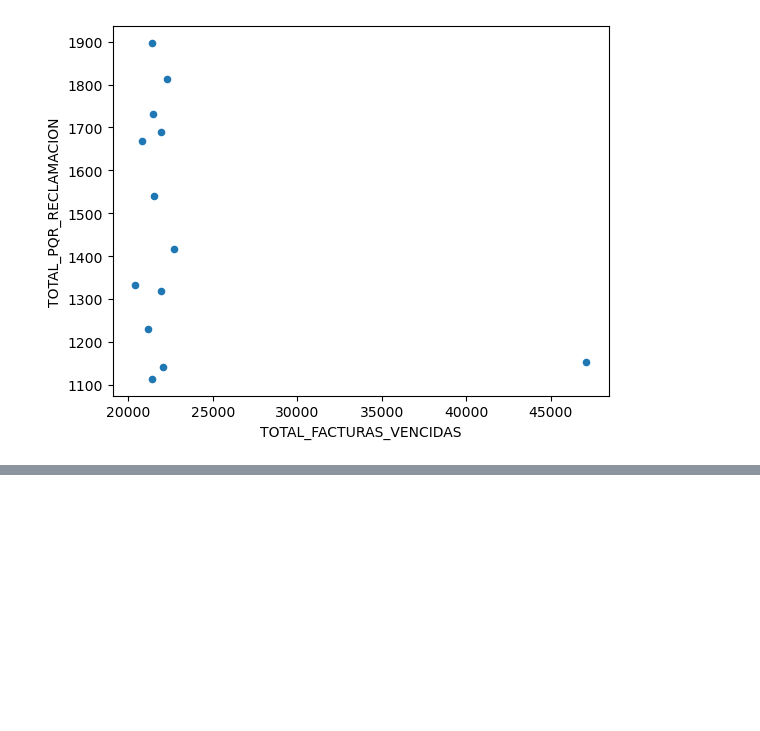
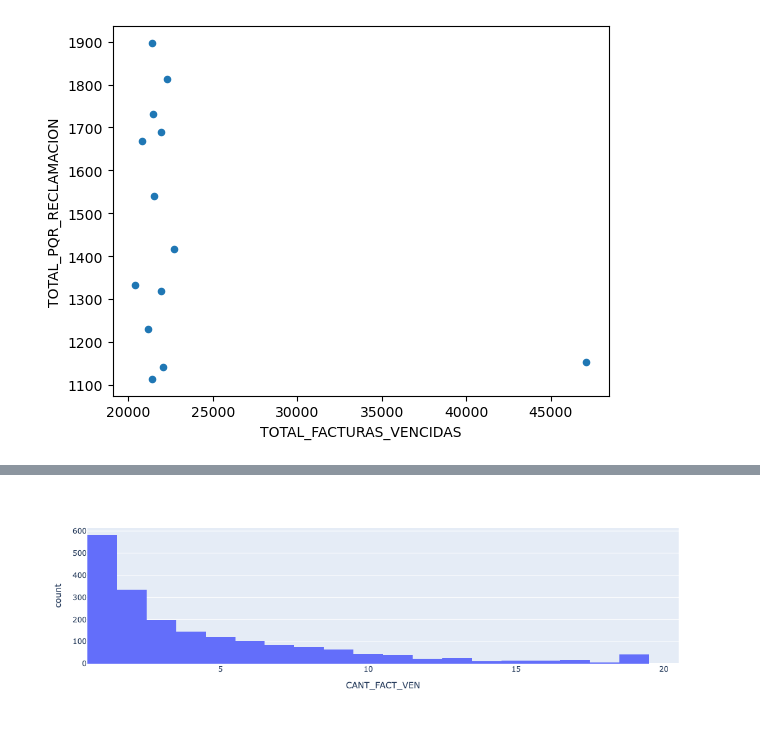
Before and after one commit to coyola95/ANALISIS-EXPLORATORIO-DE-DATOS-CFO, a Jupyter notebook: PREGUNTA_SMART_CO.ipynb, the cells around one changed output, grey strips where cells are left out. Drawn from its saved outputs; the diff is of its cells as text; code cells hidden in the pictures; blank space fills up the shorter version.

```diff
--- a/PREGUNTA_SMART_CO.ipynb
+++ b/PREGUNTA_SMART_CO.ipynb
@@ -218,0 +353,6 @@ Conclusión: Hay una relación negativa moderada. Cuando una variable aumenta, l
+# %%
+import plotly.express as px
+fig = px.histogram(df2, x='CANT_FACT_VEN')
+fig.show()
+# %% [output]
+[figure, added]
```
Also changed, not shown: parts of 43 cells of this notebook.
